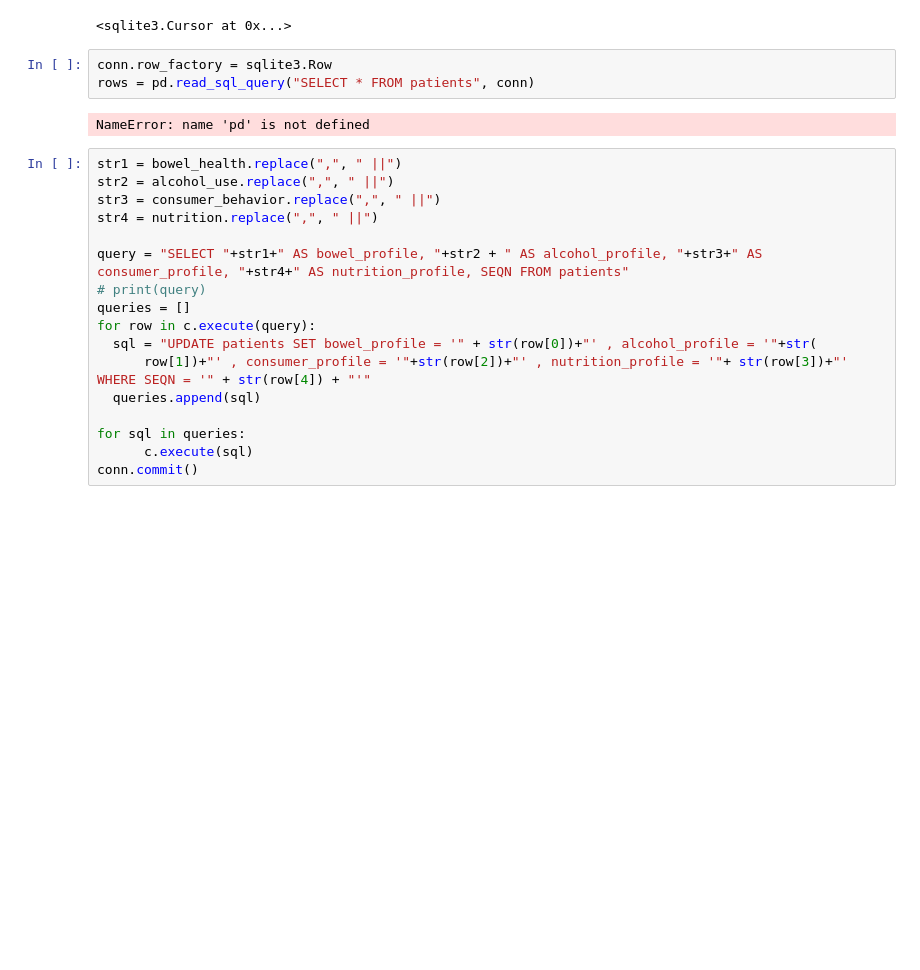
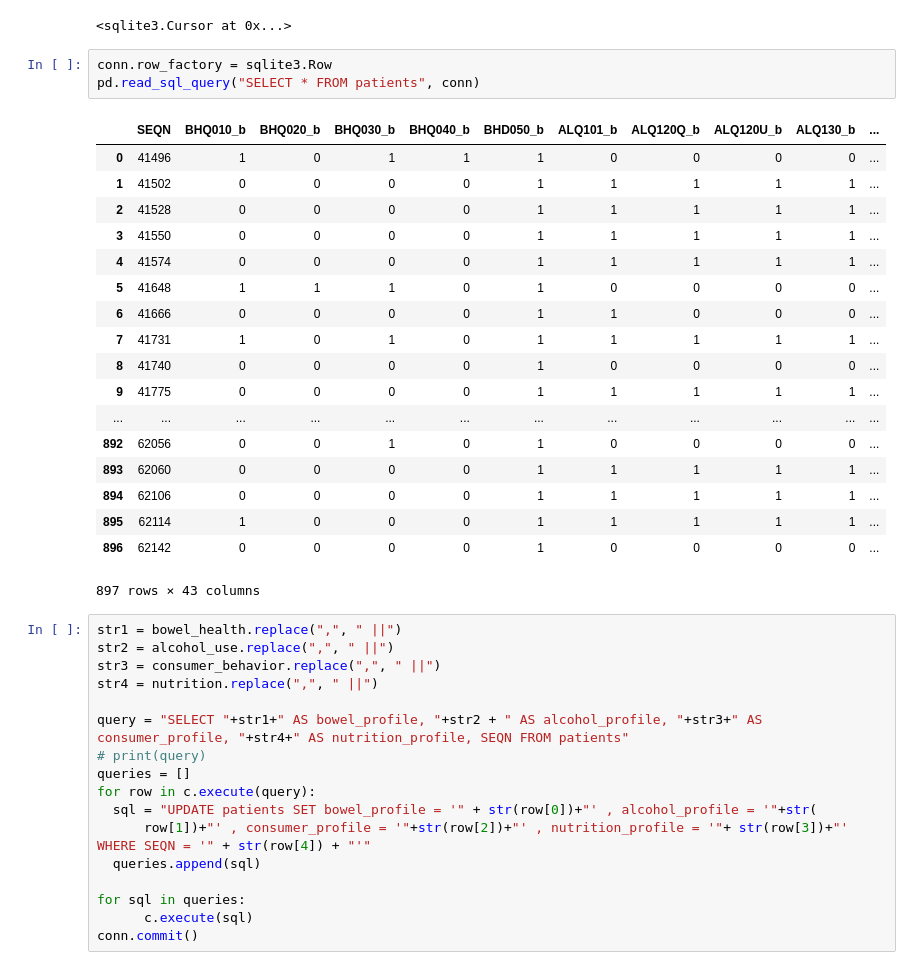
Before and after one commit to Trindad/digestive-diseases, a Jupyter notebook: network/network.ipynb, the cells around one changed output. Saved outputs shown, nothing was run; the diff lists cells and outputs as text; blank space fills up the shorter version.

```diff
--- a/network/network.ipynb
+++ b/network/network.ipynb
@@ -377,9 +380,26 @@ c.execute("CREATE INDEX seqn_patient on patients (SEQN)")
 <sqlite3.Cursor at 0x...>
 # %%
 conn.row_factory = sqlite3.Row
-rows = pd.read_sql_query("SELECT * FROM patients", conn)
+pd.read_sql_query("SELECT * FROM patients", conn)
 # %% [output]
+|  | SEQN | BHQ010_b | BHQ020_b | BHQ030_b | BHQ040_b | BHD050_b | ALQ101_b | ALQ120Q_b | ALQ120U_b | ALQ130_b | ... |
+| 0 | 41496 | 1 | 0 | 1 | 1 | 1 | 0 | 0 | 0 | 0 | ... |
+| 1 | 41502 | 0 | 0 | 0 | 0 | 1 | 1 | 1 | 1 | 1 | ... |
+| 2 | 41528 | 0 | 0 | 0 | 0 | 1 | 1 | 1 | 1 | 1 | ... |
+| 3 | 41550 | 0 | 0 | 0 | 0 | 1 | 1 | 1 | 1 | 1 | ... |
+| 4 | 41574 | 0 | 0 | 0 | 0 | 1 | 1 | 1 | 1 | 1 | ... |
+| 5 | 41648 | 1 | 1 | 1 | 0 | 1 | 0 | 0 | 0 | 0 | ... |
+| 6 | 41666 | 0 | 0 | 0 | 0 | 1 | 1 | 0 | 0 | 0 | ... |
+| 7 | 41731 | 1 | 0 | 1 | 0 | 1 | 1 | 1 | 1 | 1 | ... |
+| 8 | 41740 | 0 | 0 | 0 | 0 | 1 | 0 | 0 | 0 | 0 | ... |
+| 9 | 41775 | 0 | 0 | 0 | 0 | 1 | 1 | 1 | 1 | 1 | ... |
+| ... | ... | ... | ... | ... | ... | ... | ... | ... | ... | ... | ... |
+| 892 | 62056 | 0 | 0 | 1 | 0 | 1 | 0 | 0 | 0 | 0 | ... |
+| 893 | 62060 | 0 | 0 | 0 | 0 | 1 | 1 | 1 | 1 | 1 | ... |
+| 894 | 62106 | 0 | 0 | 0 | 0 | 1 | 1 | 1 | 1 | 1 | ... |
+| 895 | 62114 | 1 | 0 | 0 | 0 | 1 | 1 | 1 | 1 | 1 | ... |
+| 896 | 62142 | 0 | 0 | 0 | 0 | 1 | 0 | 0 | 0 | 0 | ... |
-NameError: name 'pd' is not defined
+897 rows × 43 columns
 # %%
 str1 = bowel_health.replace(",", " ||")
 str2 = alcohol_use.replace(",", " ||")
```
Also changed, not shown: parts of 12 cells of this notebook.
